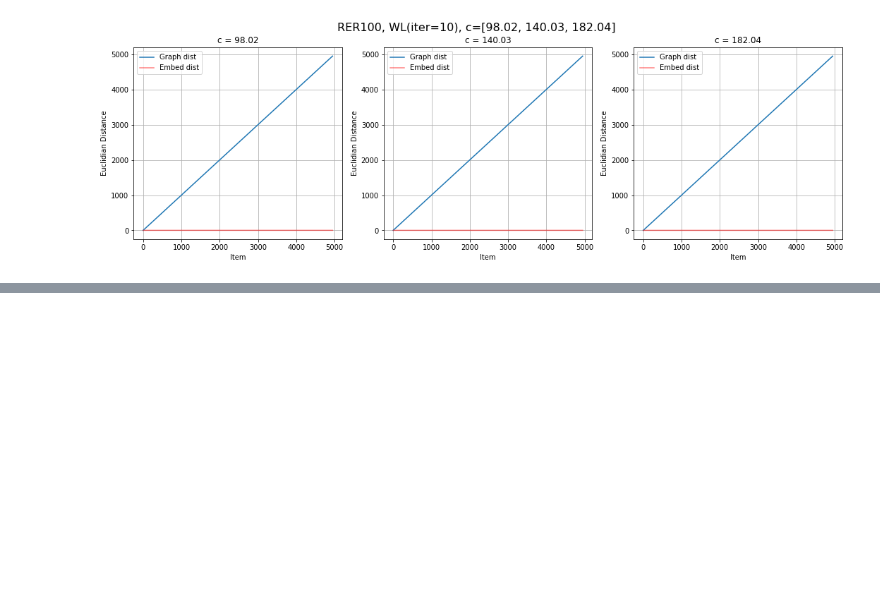
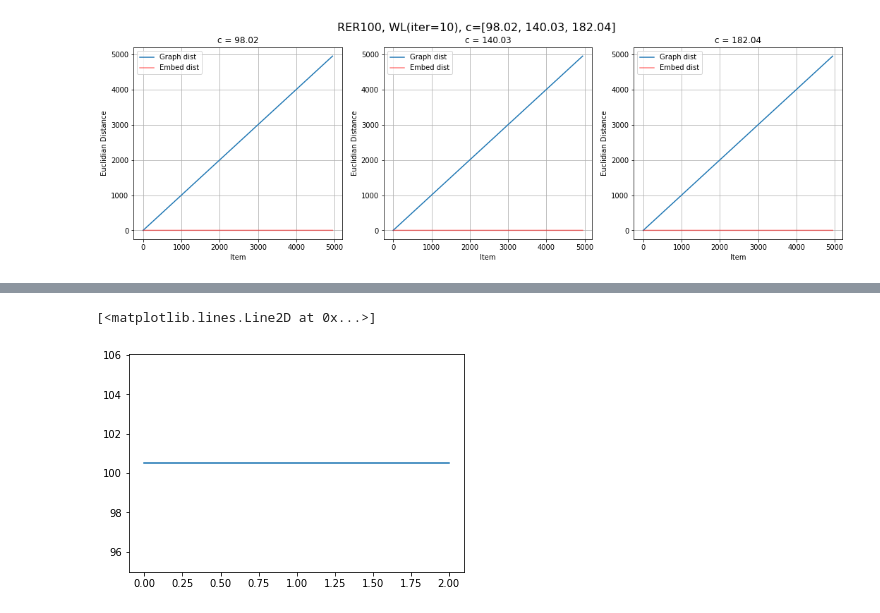
Before and after one commit to ponyfat/GraphsEmbedsDistances, a Jupyter notebook: Distance analysis.ipynb, the cells around one changed output, grey strips where cells are left out. Drawn from its saved outputs; the diff is of its cells as text; code cells hidden in the pictures; blank space fills up the shorter version.

```diff
--- a/Distance analysis.ipynb
+++ b/Distance analysis.ipynb
@@ -208,0 +211,5 @@ Text(0.5, 1.0, 'WL, RER100(iter=10), c=1')
+# %%
+plt.plot(rer100_edist[1000:1003])
+# %% [output]
+[<matplotlib.lines.Line2D at 0x...>]
+[figure, added]
```
Also changed, not shown: parts of 1 cell of this notebook, 3 other files.
